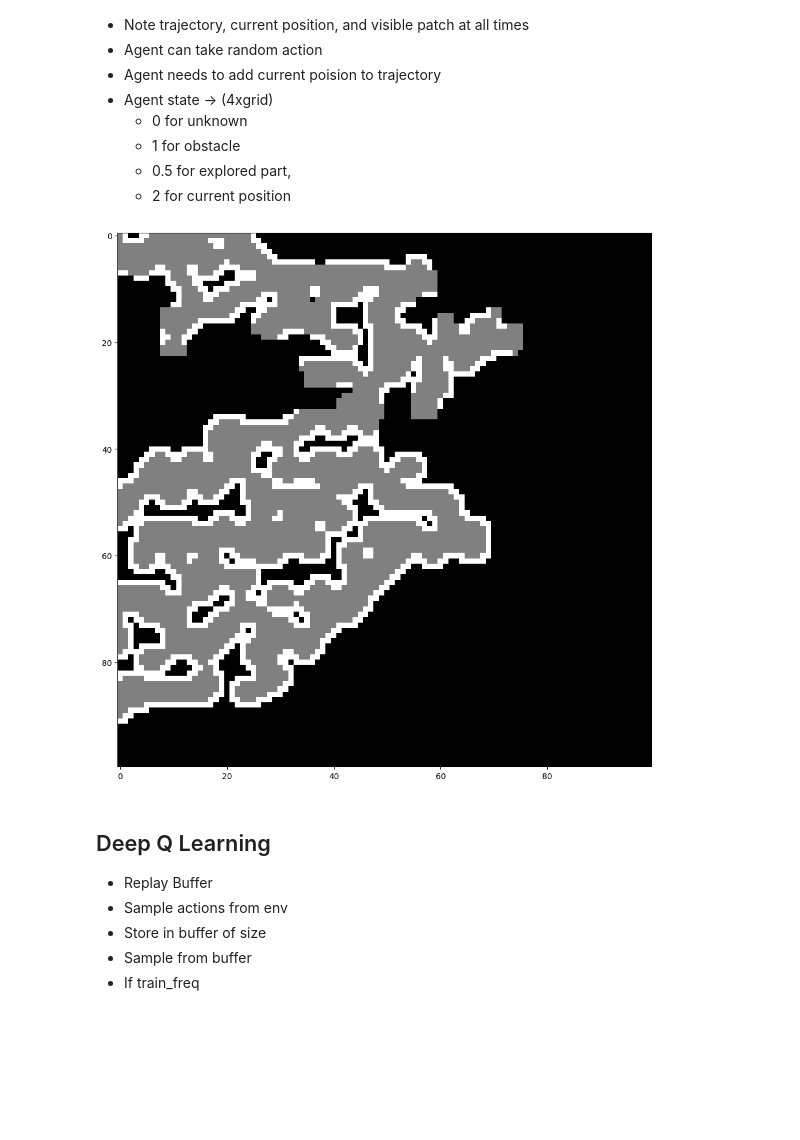
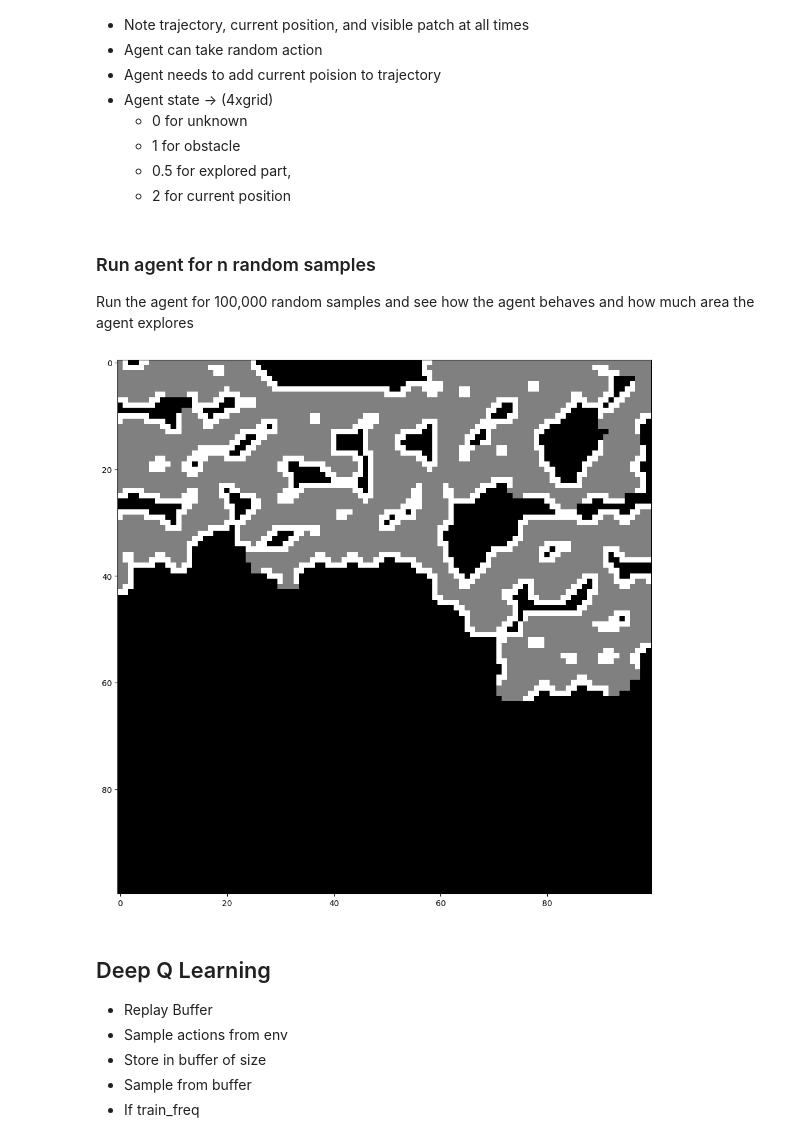
Before and after one commit to Ajinkya-Bhandare/rl_project, a Jupyter notebook: Exploration-grid-world-final.ipynb, the cells around one changed output. Saved outputs shown, nothing was run; the diff lists cells and outputs as text; code cells hidden in the pictures; blank space fills up the shorter version.

```diff
--- a/Exploration-grid-world-final.ipynb
+++ b/Exploration-grid-world-final.ipynb
@@ -46,7 +46,7 @@ trajectory = []
 cells_covered = set()
 
 # Number of steps for the random walk
-steps = 100000
+steps = 100_000
 directions = [(0, 1), (0, -1), (-1, 0), (1, 0)]
 
 for i in range(steps):
@@ -126,6 +126,7 @@ class GridEnv():
         self.trajectory = []
         self.agent_start_position = np.array((0,0))
         self.agent_position = self.agent_start_position
+        self.visited_cells = set()
 
     def reset(self):
         self.agent_position = self.agent_start_position
@@ -139,11 +140,16 @@ class GridEnv():
         movement = self.actions[action]
         new_position = self.agent_position + movement
         done = False
-        # print(self.agent_position,  new_position, self.grid[tuple(new_position)])
         if 0 <= new_position[0] <= self.height-1 and 0 <= new_position[1] <= self.width-1 and self.grid[tuple(new_position)] != 1:
             self.agent_position = new_position
-            self.trajectory.append(tuple(current_pos))
+            new_position = tuple(new_position)
+            self.trajectory.append(new_position)
+            self.visited_cells.add(new_position)
             reward = -1
+            # if new_position not in self.visited_cells:
+            #     reward = 10
+            # else:
+            #     reward = -1
         else:
             done = True
             reward = -100
@@ -187,6 +193,10 @@ class Agent():
         self.size = size
 
     def update_state(self, visible_patch, position):
+        """
+        Args: Visible patch and position of the agent.
+        Returns: State Grid with position embedding, currently visited trajectories and observed obstacles.
+        """
         x,y = position
         visible_patch = (visible_patch + 1) * (0.5)
         for dx in range(-1, 2):  # This will loop through -1, 0, 1
@@ -204,19 +214,22 @@ class Agent():
     def show_grid(self):
         plt.imshow(self.grid, cmap='grey')
         plt.show()
+# %% [markdown]
+### Run agent for n random samples
+Run the agent for 100,000 random samples and see how the agent behaves and how much area the agent explores
 # %%
 agent = Agent()
 env.reset()
 
-for i in range(100000):
+for i in range(100_000):
     action = env.sample_action()
     new_state, reward, done = env.step(action)
 
     new_pos, visible_patch = new_state
     agent.update_state(visible_patch, new_pos)
 agent.show_grid()
 # %% [output]
-[figure, old version]
+[figure, new version]
 # %% [markdown]
 ## Deep Q Learning
 - Replay Buffer
```
Also changed, not shown: parts of 14 cells of this notebook, 6 other files.
